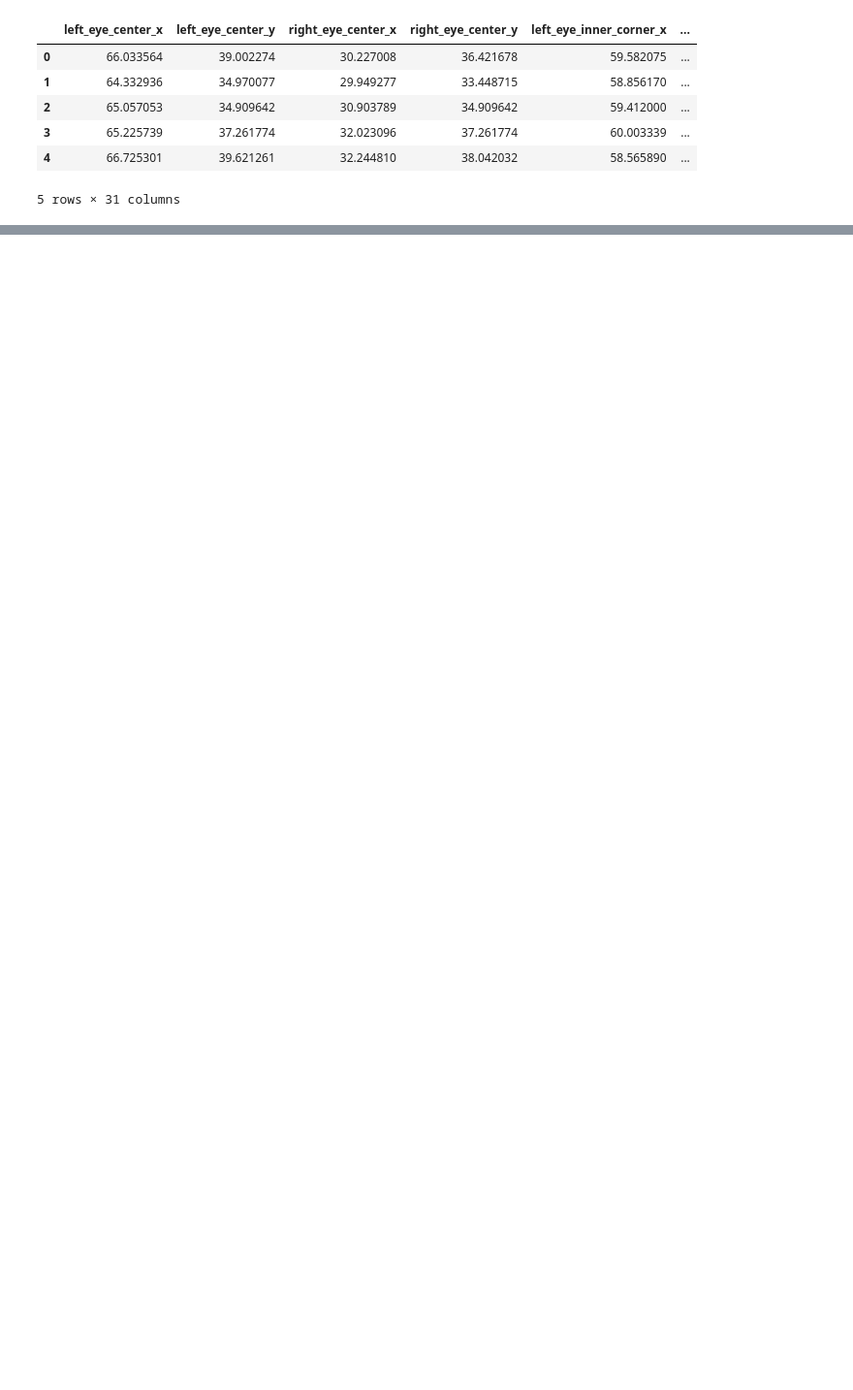
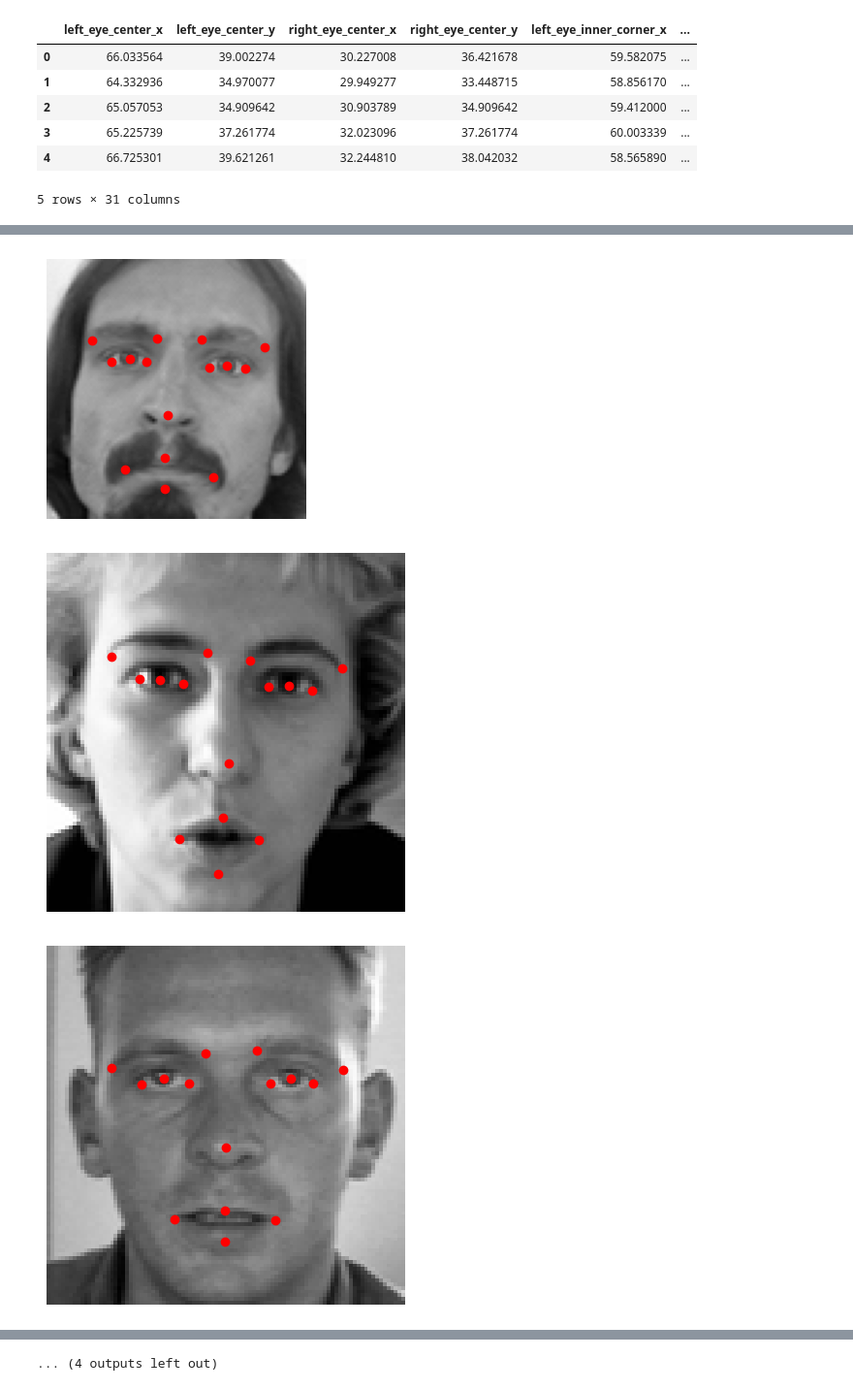
Before and after one commit to WJakubowsk/facial_keypoints_detection, a Jupyter notebook: notebooks/zuzanna.ipynb, the cells around one changed output, grey strips where cells are left out. Shown at 97% size. Drawn from its saved outputs; the diff is of its cells as text; code cells hidden in the pictures; blank space fills up the shorter version.

```diff
--- a/notebooks/zuzanna.ipynb
+++ b/notebooks/zuzanna.ipynb
@@ -47,0 +137,7 @@ plot_images(df_train)
+# %%
+preprocessor_train = Preprocessor(df_train)
+preprocessor_test = Preprocessor(df_test)
+# %%
+print('Preprocessing train dataset..')
+preprocessor_train.preprocess_dataset()
+df_train = preprocessor_train.df
@@ -47,0 +164,10 @@ plot_images(df_train)
+# %%
+fig = plt.figure(figsize=(16,16))
+for i in range(16):
+    ax = fig.add_subplot(4, 4, i + 1, xticks=[], yticks=[])
+    image, keypoints = get_image_and_keypoints_from_observation(df_train.iloc[i])
+    show_image_with_keypoints(image, keypoints)
+# %% [output]
+[figure, added]
+[figure, added]
+[figure, added]
@@ -47,0 +183 @@ plot_images(df_train)
+... (4 outputs left out)
```
Also changed, not shown: parts of 51 cells of this notebook.
